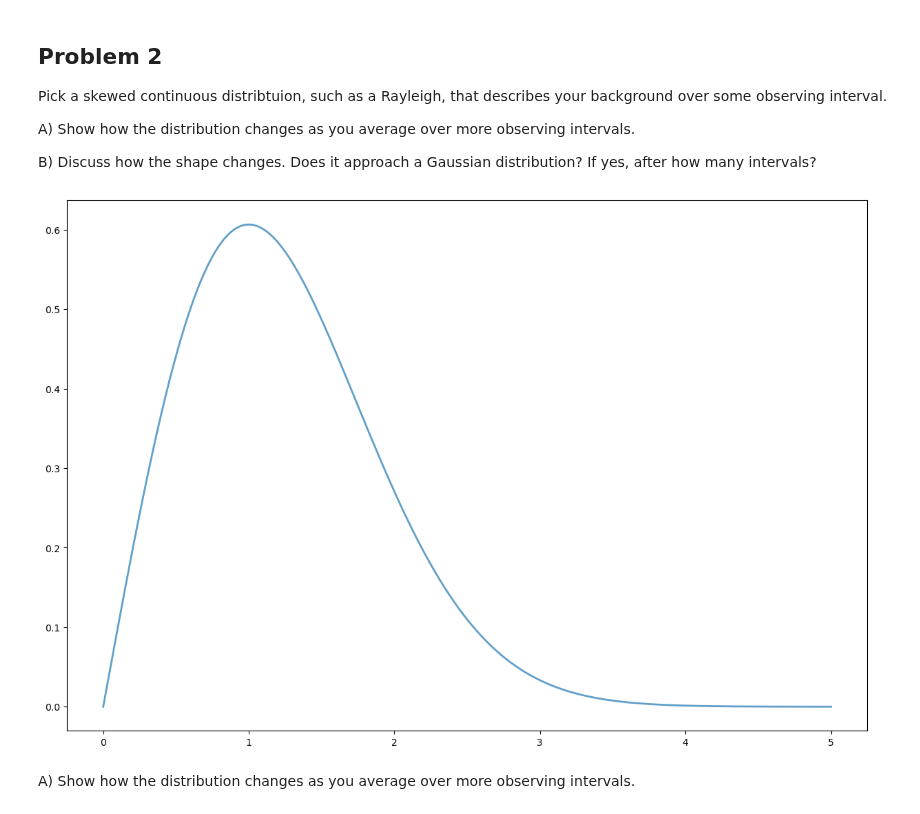
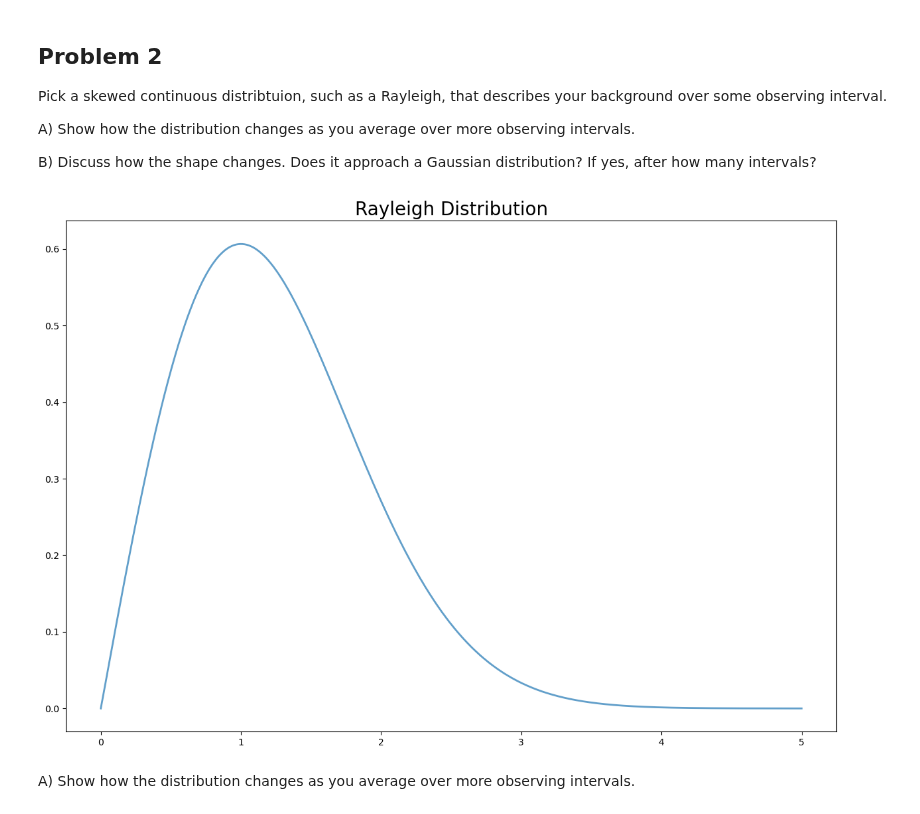
Before and after one commit to OwenCJ/Adv_lab-phys-434, a Jupyter notebook: Lab2.ipynb, the cells around one changed output. Saved outputs shown, nothing was run; the diff lists cells and outputs as text; code cells hidden in the pictures.

```diff
--- a/Lab2.ipynb
+++ b/Lab2.ipynb
@@ -142,13 +164,14 @@ B) Discuss how the shape changes. Does it approach a Gaussian distribution? If y
 # %%
 # prob_count = stats.poisson.pmf(k, mu)
 fig, ax = plt.subplots(1, 1)
 x = np.linspace(0,5,1000)
 # this is the probability density function
 ax.plot(x,stats.rayleigh.pdf(x,loc = 0.0, scale = 1),linewidth = 2,alpha = 0.7)
 
+plt.title("Rayleigh Distribution", fontsize = 20)
 plt.show()
 # %% [output]
-[figure, old version]
+[figure, new version]
 # %% [markdown]
 A) Show how the distribution changes as you average over more observing intervals.
 # %%
```
Also changed, not shown: parts of 15 cells of this notebook.
